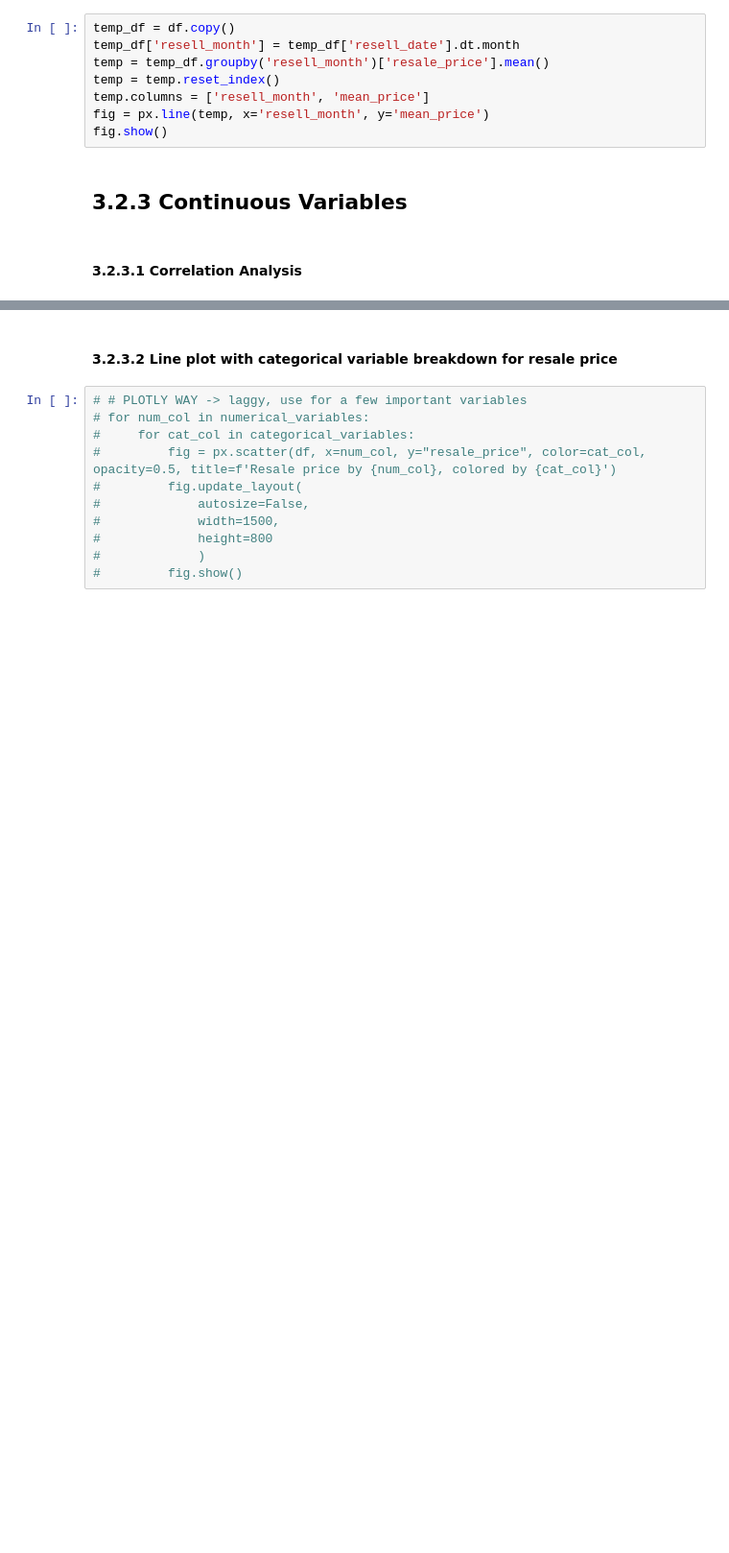
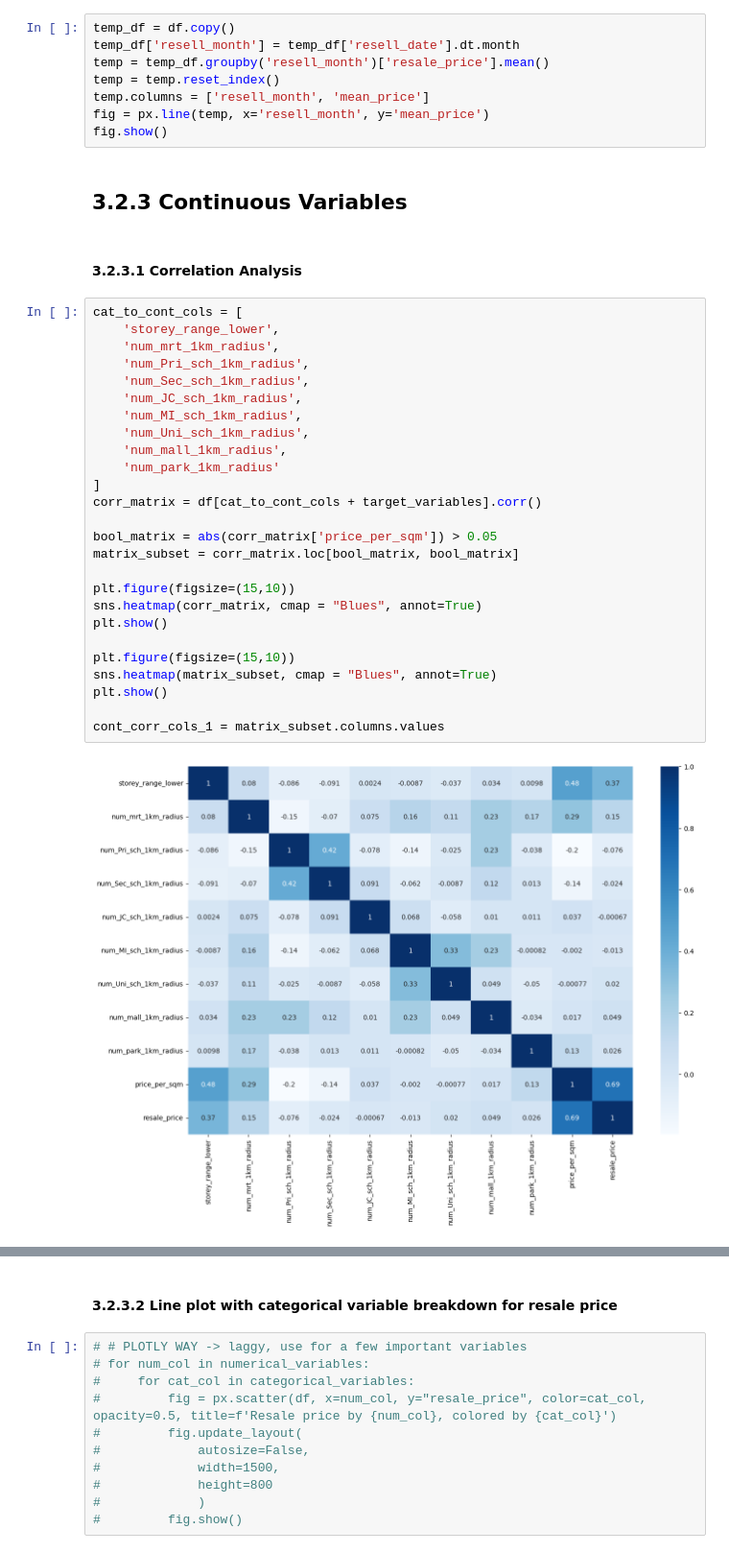
Before and after one commit to alvintanjl/HDB_Resale_Price_Regression, a Jupyter notebook: 2_Data Visualisation.ipynb, the cells around one changed output, grey strips where cells are left out. Shown at 96% size. Drawn from its saved outputs; the diff is of its cells as text; blank space fills up the shorter version.

Commit message:
update corr plot

```diff
--- a/2_Data Visualisation.ipynb
+++ b/2_Data Visualisation.ipynb
@@ -272,3 +272,31 @@ fig.show()
 ## 3.2.3 Continuous Variables
 # %% [markdown]
 #### 3.2.3.1 Correlation Analysis
+# %%
+cat_to_cont_cols = [
+    'storey_range_lower',
+    'num_mrt_1km_radius',
+    'num_Pri_sch_1km_radius',
+    'num_Sec_sch_1km_radius',
+    'num_JC_sch_1km_radius',
+    'num_MI_sch_1km_radius',
+    'num_Uni_sch_1km_radius',
+    'num_mall_1km_radius',
+    'num_park_1km_radius'
+]
+corr_matrix = df[cat_to_cont_cols + target_variables].corr()
+
+bool_matrix = abs(corr_matrix['price_per_sqm']) > 0.05
+matrix_subset = corr_matrix.loc[bool_matrix, bool_matrix]
+
+plt.figure(figsize=(15,10))
+sns.heatmap(corr_matrix, cmap = "Blues", annot=True)
+plt.show()
+
+plt.figure(figsize=(15,10))
+sns.heatmap(matrix_subset, cmap = "Blues", annot=True)
+plt.show()
+
+cont_corr_cols_1 = matrix_subset.columns.values
+# %% [output]
+[figure, added]
```
Also changed, not shown: parts of 4 cells of this notebook.
